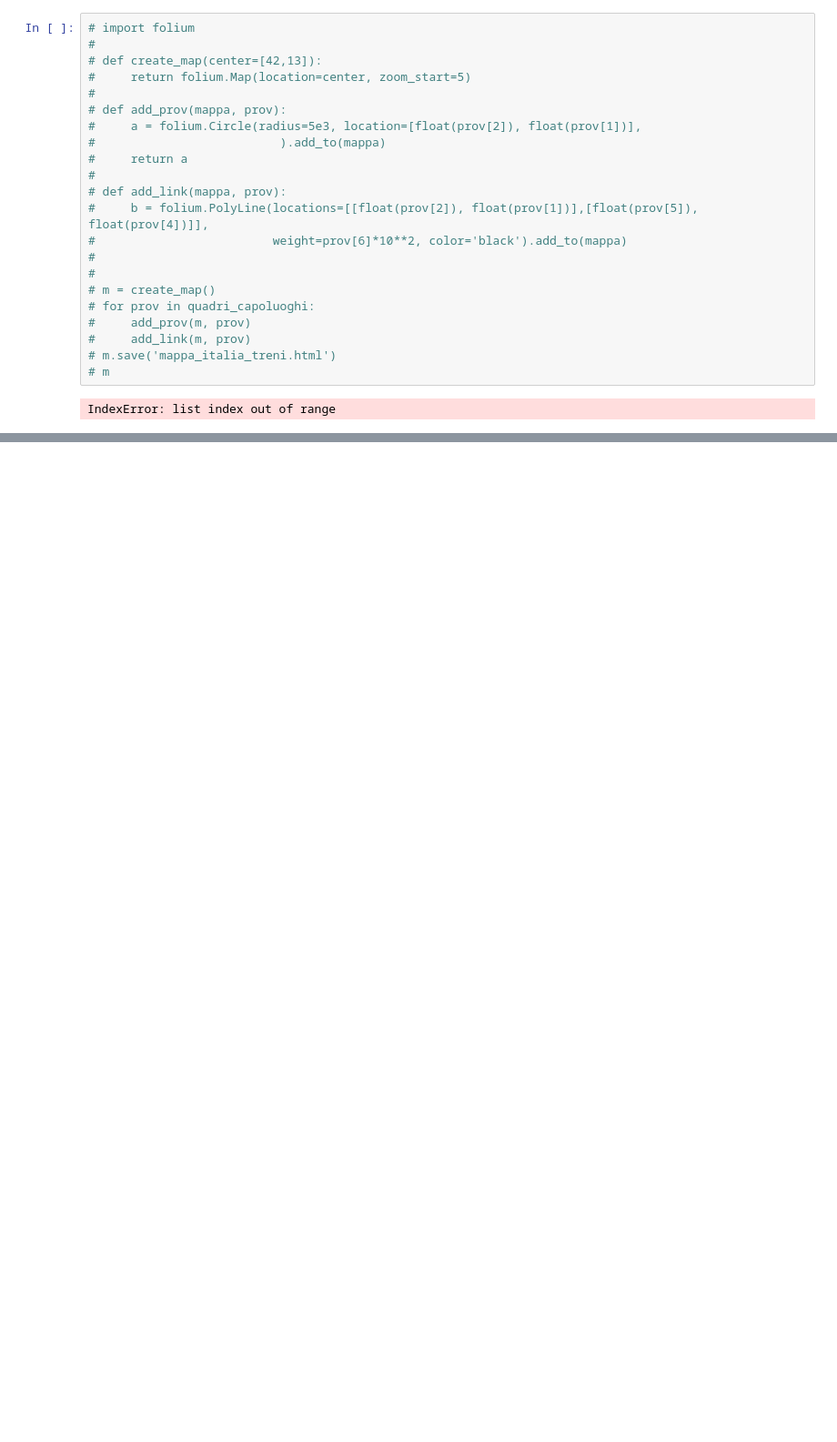
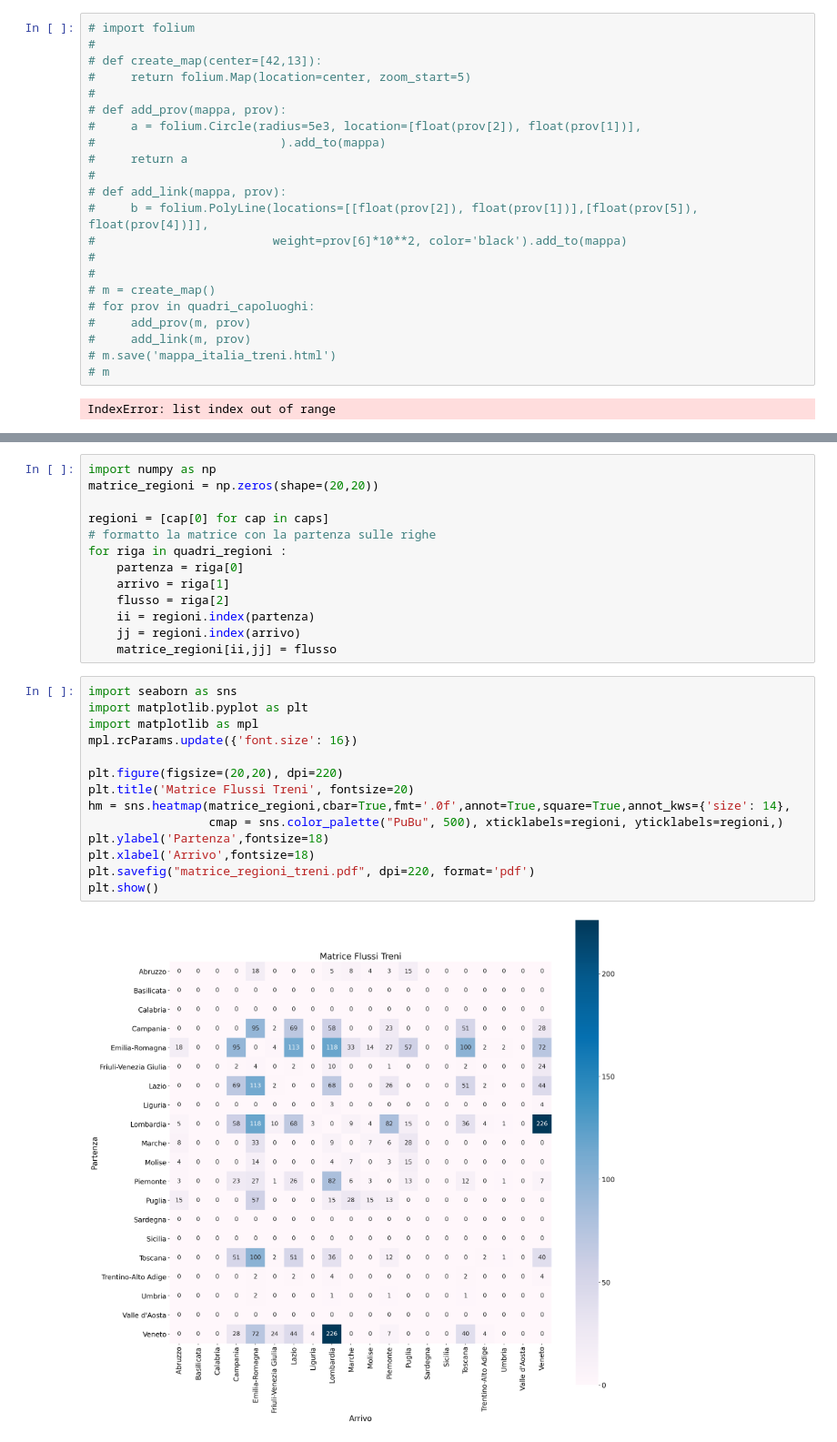
Before and after one commit to Pierohmd/CNNBigData, a Jupyter notebook: treni/Treni.ipynb, the cells around one changed output, grey strips where cells are left out. Shown: that part at 91% size. Saved outputs shown, nothing was run; the diff lists cells and outputs as text; blank space fills up the shorter version.

```diff
--- a/treni/Treni.ipynb
+++ b/treni/Treni.ipynb
@@ -374,0 +553,29 @@ IndexError: list index out of range
+# %%
+import numpy as np
+matrice_regioni = np.zeros(shape=(20,20))
+
+regioni = [cap[0] for cap in caps]
+# formatto la matrice con la partenza sulle righe
+for riga in quadri_regioni :
+    partenza = riga[0]
+    arrivo = riga[1]
+    flusso = riga[2]
+    ii = regioni.index(partenza)
+    jj = regioni.index(arrivo)
+    matrice_regioni[ii,jj] = flusso
+# %%
+import seaborn as sns
+import matplotlib.pyplot as plt
+import matplotlib as mpl
+mpl.rcParams.update({'font.size': 16})
+
+plt.figure(figsize=(20,20), dpi=220)
+plt.title('Matrice Flussi Treni', fontsize=20)
+hm = sns.heatmap(matrice_regioni,cbar=True,fmt='.0f',annot=True,square=True,annot_kws={'size': 14},
+                 cmap = sns.color_palette("PuBu", 500), xticklabels=regioni, yticklabels=regioni,)
+plt.ylabel('Partenza',fontsize=18)
+plt.xlabel('Arrivo',fontsize=18)
+plt.savefig("matrice_regioni_treni.pdf", dpi=220, format='pdf')
+plt.show()
+# %% [output]
+[figure, added]
```
Also changed, not shown: parts of 9 cells of this notebook, 17 other files.
